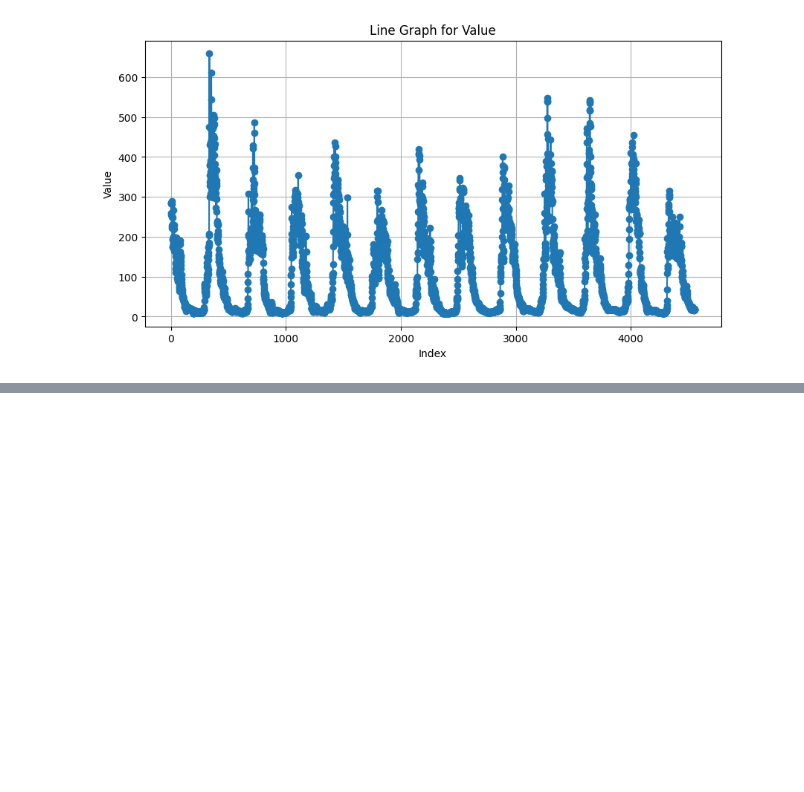
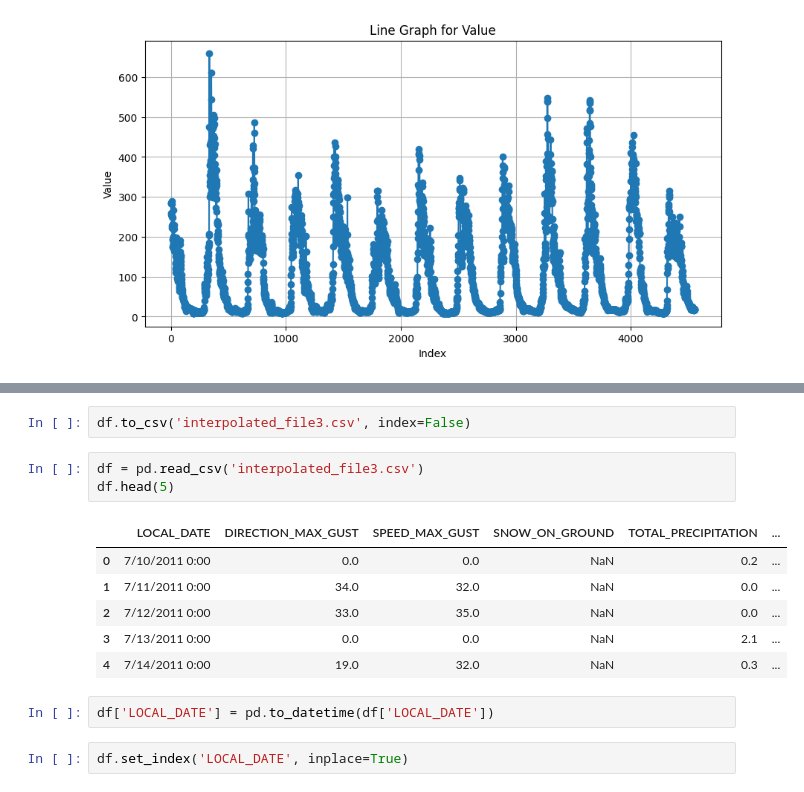
Before and after one commit to Abdullah-Usmani/flood-research1, a Jupyter notebook: RandomForestation.ipynb, the cells around one changed output, grey strips where cells are left out. Saved outputs shown, nothing was run; the diff lists cells and outputs as text; blank space fills up the shorter version.

```diff
--- a/RandomForestation.ipynb
+++ b/RandomForestation.ipynb
@@ -308,0 +357,16 @@ for column in columns_to_plot.columns:
+# %%
+df.to_csv('interpolated_file3.csv', index=False)
+# %%
+df = pd.read_csv('interpolated_file3.csv')
+df.head(5)
+# %% [output]
+|  | LOCAL_DATE | DIRECTION_MAX_GUST | SPEED_MAX_GUST | SNOW_ON_GROUND | TOTAL_PRECIPITATION | ... |
+| 0 | 7/10/2011 0:00 | 0.0 | 0.0 | NaN | 0.2 | ... |
+| 1 | 7/11/2011 0:00 | 34.0 | 32.0 | NaN | 0.0 | ... |
+| 2 | 7/12/2011 0:00 | 33.0 | 35.0 | NaN | 0.0 | ... |
+| 3 | 7/13/2011 0:00 | 0.0 | 0.0 | NaN | 2.1 | ... |
+| 4 | 7/14/2011 0:00 | 19.0 | 32.0 | NaN | 0.3 | ... |
+# %%
+df['LOCAL_DATE'] = pd.to_datetime(df['LOCAL_DATE'])
+# %%
+df.set_index('LOCAL_DATE', inplace=True)
```
Also changed, not shown: parts of 10 cells of this notebook, 9 other files.
